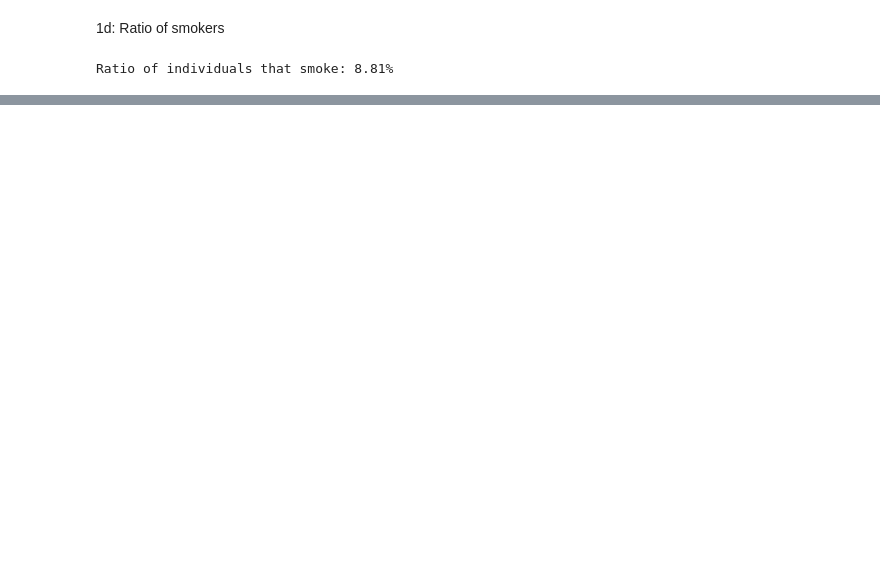
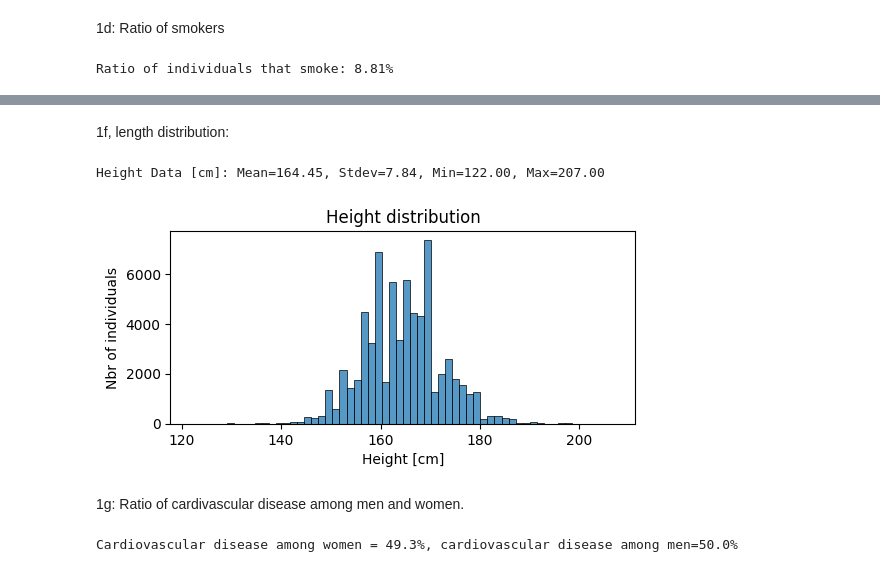
Before and after one commit to dancla240/Machine_Learning_Daniel_Claesson, a Jupyter notebook: Lab/Lab_1_heart.ipynb, the cells around one changed output, grey strips where cells are left out. Saved outputs shown, nothing was run; the diff lists cells and outputs as text; code cells hidden in the pictures; blank space fills up the shorter version.

```diff
--- a/Lab/Lab_1_heart.ipynb
+++ b/Lab/Lab_1_heart.ipynb
@@ -176,0 +104,18 @@ Name: weight, dtype: float64
+# %% [markdown]
+1f, length distribution:
+# %%
+fig, ax = plt.subplots(figsize=(6, 2.5))
+sns.histplot(data=df, x='height', bins=60)
+plt.title('Height distribution'), plt.xlabel('Height [cm]'), plt.ylabel('Nbr of individuals')
+print(f"Height Data [cm]: Mean={df['height'].mean():.2f}, Stdev={df['height'].std():.2f}, Min={df['height'].min():.2f}, Max={df['height'].max():.2f} ")
+# %% [output]
+Height Data [cm]: Mean=164.45, Stdev=7.84, Min=122.00, Max=207.00
+[figure, added]
+# %% [markdown]
+1g: Ratio of cardivascular disease among men and women.
+# %%
+cardio_women = len(df[(df['gender'] == 1) & (df['cardio'] == 1)]) / len(df[(df['gender'] == 1)])
+cardio_men = len(df[(df['gender'] == 2) & (df['cardio'] == 1)]) / len(df[(df['gender'] == 2)])
+print(f'Cardiovascular disease among women = {cardio_women:.1%}, cardiovascular disease among men={cardio_men:.1%}')
+# %% [output]
+Cardiovascular disease among women = 49.3%, cardiovascular disease among men=50.0%
```
Also changed, not shown: parts of 21 cells of this notebook.
